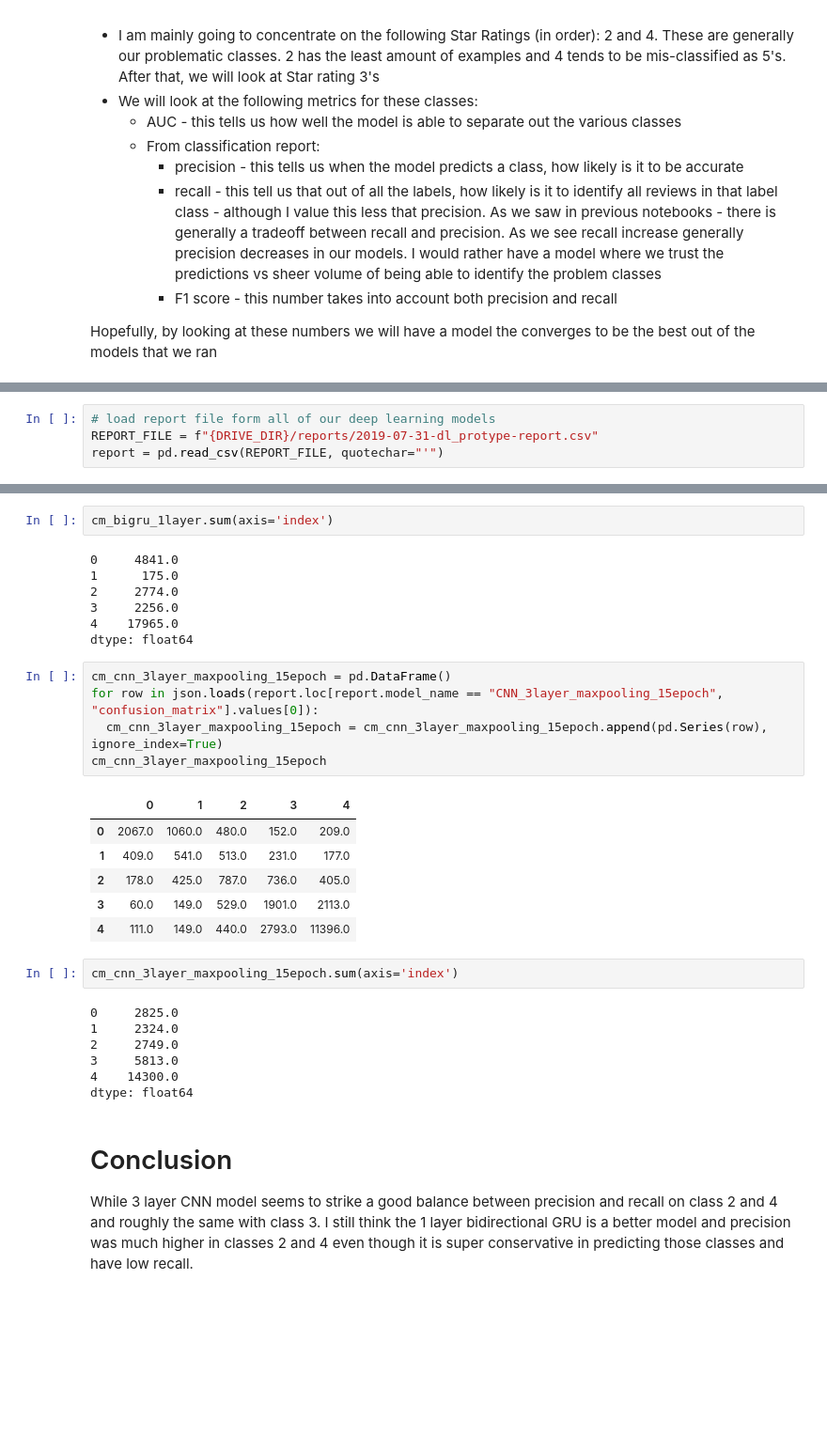
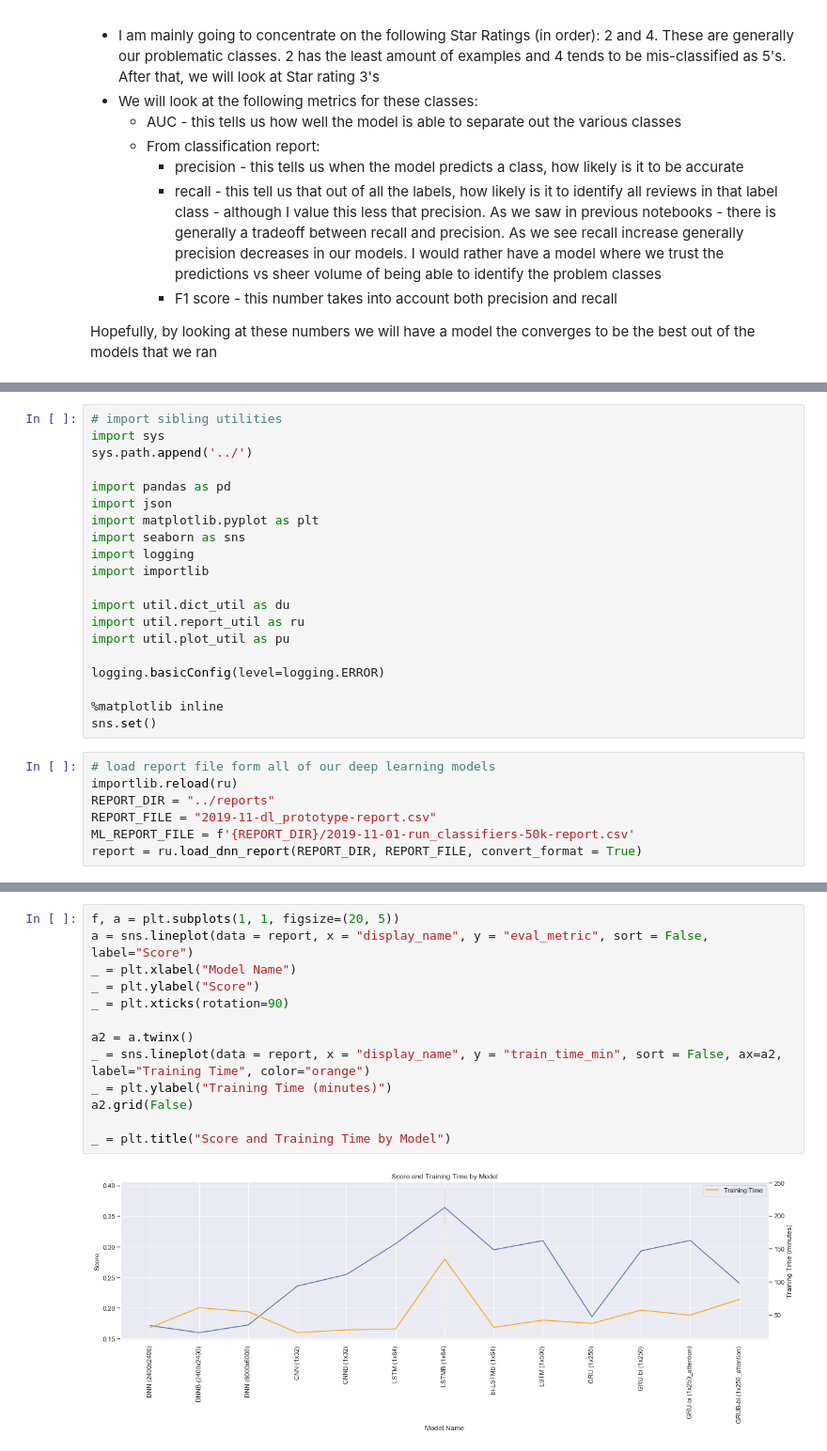
Before and after one commit to sv650s/sb-capstone, a Jupyter notebook: notebooks/5.0-deep-learning-summary.ipynb, the cells around one changed output, grey strips where cells are left out. Shown at 94% size. Cells and saved outputs as stored; diff of their text form; blank space fills up the shorter version.

```diff
--- a/notebooks/5.0-deep-learning-summary.ipynb
+++ b/notebooks/5.0-deep-learning-summary.ipynb
@@ -32,4 +18,27 @@ import util.dict_util as du
+# %%
+# import sibling utilities
+import sys
+sys.path.append('../')
+
+import pandas as pd
+import json
+import matplotlib.pyplot as plt
+import seaborn as sns
+import logging
+import importlib
+
+import util.dict_util as du
+import util.report_util as ru
+import util.plot_util as pu
+
+logging.basicConfig(level=logging.ERROR)
+
+%matplotlib inline
+sns.set()
 # %%
 # load report file form all of our deep learning models
-REPORT_FILE = f"{DRIVE_DIR}/reports/2019-07-31-dl_protype-report.csv"
-report = pd.read_csv(REPORT_FILE, quotechar="'")
+importlib.reload(ru)
+REPORT_DIR = "../reports"
+REPORT_FILE = "2019-11-dl_prototype-report.csv"
+ML_REPORT_FILE = f'{REPORT_DIR}/2019-11-01-run_classifiers-50k-report.csv'
+report = ru.load_dnn_report(REPORT_DIR, REPORT_FILE, convert_format = True)
@@ -302,34 +45,15 @@ cm_bigru_1layer
-# %%
-cm_bigru_1layer.sum(axis='index')
-# %% [output]
-0     4841.0
-1      175.0
-2     2774.0
-3     2256.0
-4    17965.0
-dtype: float64
-# %%
-cm_cnn_3layer_maxpooling_15epoch = pd.DataFrame()
-for row in json.loads(report.loc[report.model_name == "CNN_3layer_maxpooling_15epoch", "confusion_matrix"].values[0]):
-  cm_cnn_3layer_maxpooling_15epoch = cm_cnn_3layer_maxpooling_15epoch.append(pd.Series(row), ignore_index=True)
-cm_cnn_3layer_maxpooling_15epoch
-# %% [output]
-|  | 0 | 1 | 2 | 3 | 4 |
-| 0 | 2067.0 | 1060.0 | 480.0 | 152.0 | 209.0 |
-| 1 | 409.0 | 541.0 | 513.0 | 231.0 | 177.0 |
-| 2 | 178.0 | 425.0 | 787.0 | 736.0 | 405.0 |
-| 3 | 60.0 | 149.0 | 529.0 | 1901.0 | 2113.0 |
-| 4 | 111.0 | 149.0 | 440.0 | 2793.0 | 11396.0 |
-# %%
-cm_cnn_3layer_maxpooling_15epoch.sum(axis='index')
-# %% [output]
-0     2825.0
-1     2324.0
-2     2749.0
-3     5813.0
-4    14300.0
-dtype: float64
-# %% [markdown]
-# Conclusion
-
-While 3 layer CNN model seems to strike a good balance between precision and recall on class 2 and 4 and roughly the same with class 3. I still think the 1 layer bidirectional GRU is a better model and precision was much higher in classes 2 and 4 even though it is super conservative in predicting those classes and have low recall.
+# %%
+f, a = plt.subplots(1, 1, figsize=(20, 5))
+a = sns.lineplot(data = report, x = "display_name", y = "eval_metric", sort = False, label="Score")
+_ = plt.xlabel("Model Name")
+_ = plt.ylabel("Score")
+_ = plt.xticks(rotation=90)
+
+a2 = a.twinx()
+_ = sns.lineplot(data = report, x = "display_name", y = "train_time_min", sort = False, ax=a2, label="Training Time", color="orange")
+_ = plt.ylabel("Training Time (minutes)")
+a2.grid(False)
+
+_ = plt.title("Score and Training Time by Model")
+# %% [output]
+[figure, added]
```
Also changed, not shown: parts of 24 cells of this notebook, 10 other files.
